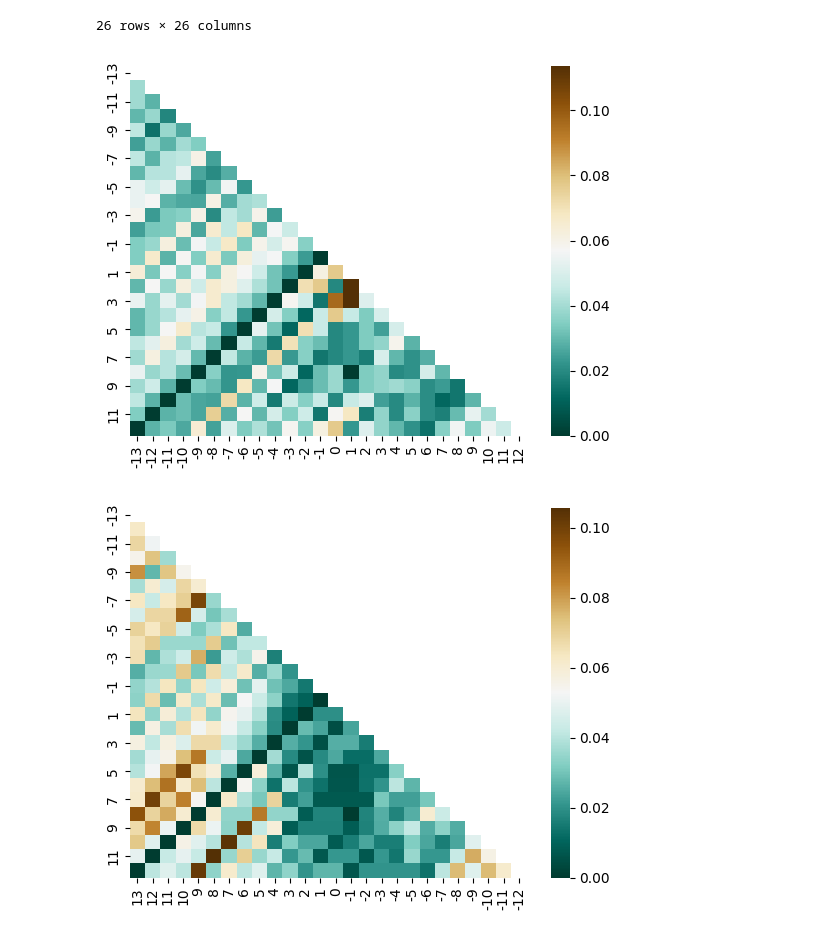
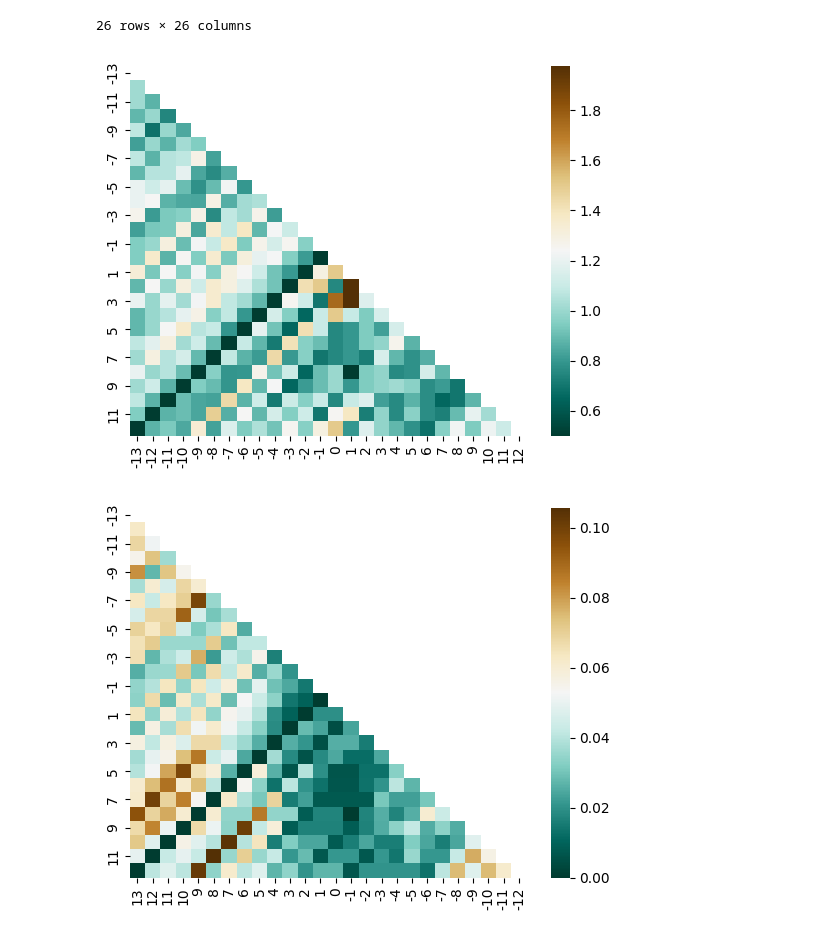
Before and after one commit to WoobeenJeong/miRNA_motif_finding, a Jupyter notebook: Project_006.ipynb, the cells around one changed output. Saved outputs shown, nothing was run; the diff lists cells and outputs as text; code cells hidden in the pictures.

```diff
--- a/Project_006.ipynb
+++ b/Project_006.ipynb
@@ -667,18 +667,18 @@ df_final
 # %%
 import pandas as pd
 import seaborn as sns
 import matplotlib.pyplot as plt
 
 df_final.columns = range(-13, 13)
 df_final.index = range(-13, 13)
 
-relative_frequencies = df_final.div(df_final.sum(axis=0), axis=1)
+relative_frequencies = df_final.div(df_final.sum(axis=0), axis=1)*13+0.5
 
 mask = np.triu(np.ones_like(relative_frequencies , dtype=bool))
 sns.heatmap(relative_frequencies , mask=mask, annot=False, cmap="BrBG_r")
 plt.show()
 # %% [output]
-[figure, old version]
+[figure, new version]
 # %%
 import pandas as pd
 import seaborn as sns
```
